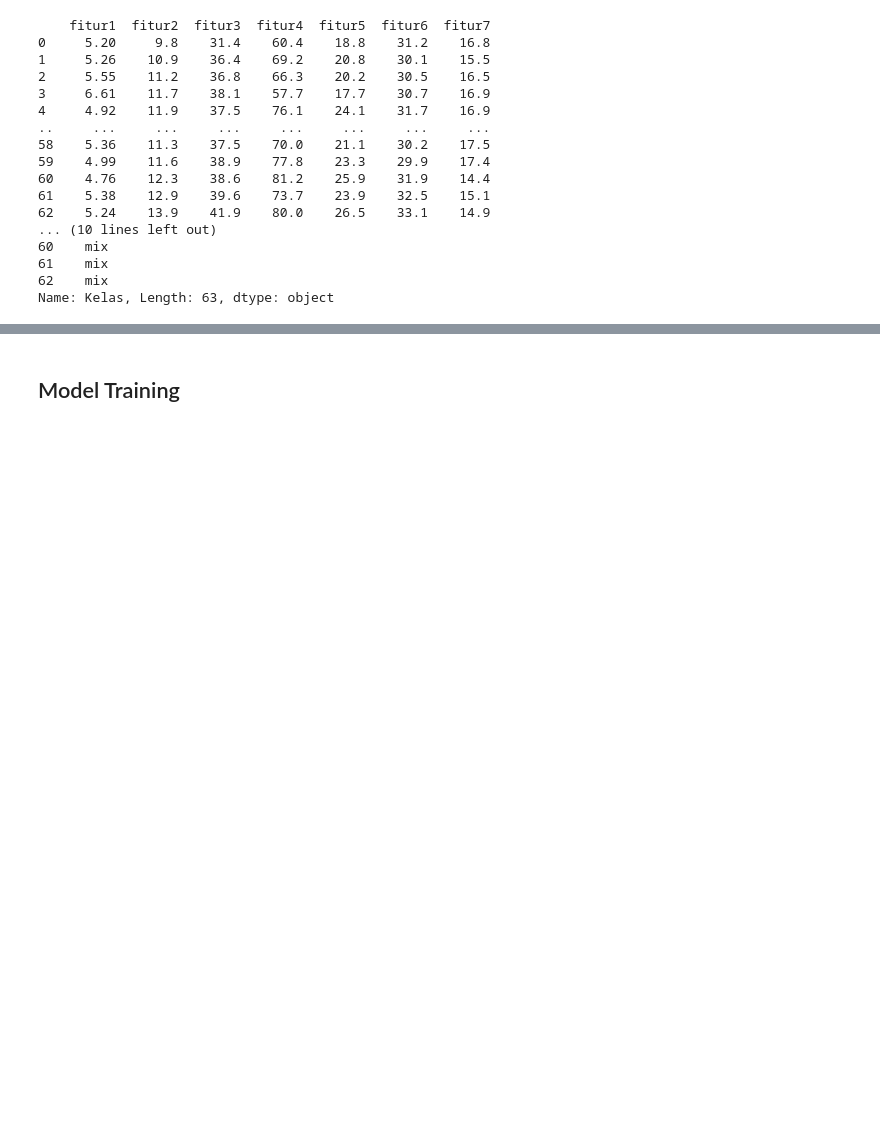
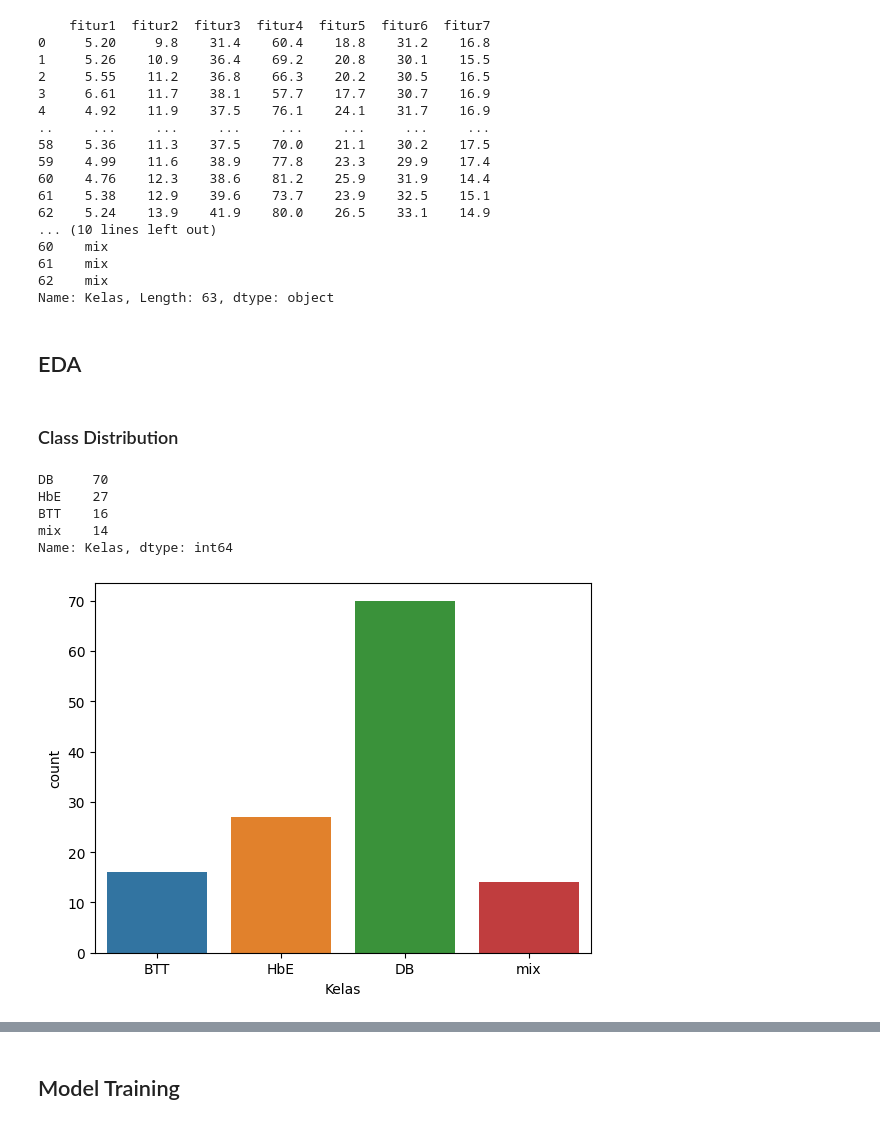
Before and after one commit to kopiademsigma/KNN-Classification, a Jupyter notebook: main.ipynb, the cells around one changed output, grey strips where cells are left out. Drawn from its saved outputs; the diff is of its cells as text; code cells hidden in the pictures; blank space fills up the shorter version.

```diff
--- a/main.ipynb
+++ b/main.ipynb
@@ -82,3 +82,24 @@ print(y_test)
 61    mix
 62    mix
 Name: Kelas, Length: 63, dtype: object
+# %% [markdown]
+## EDA
+# %% [markdown]
+### Class Distribution
+# %%
+# count kelas
+print(cleaned_training_data['Kelas'].value_counts())
+
+# plot kelas with sns
+import seaborn as sns
+import matplotlib.pyplot as plt
+
+sns.countplot(x='Kelas', data=cleaned_training_data)
+plt.show()
+# %% [output]
+DB     70
+HbE    27
+BTT    16
+mix    14
+Name: Kelas, dtype: int64
+[figure, added]
```
Also changed, not shown: parts of 10 cells of this notebook.
